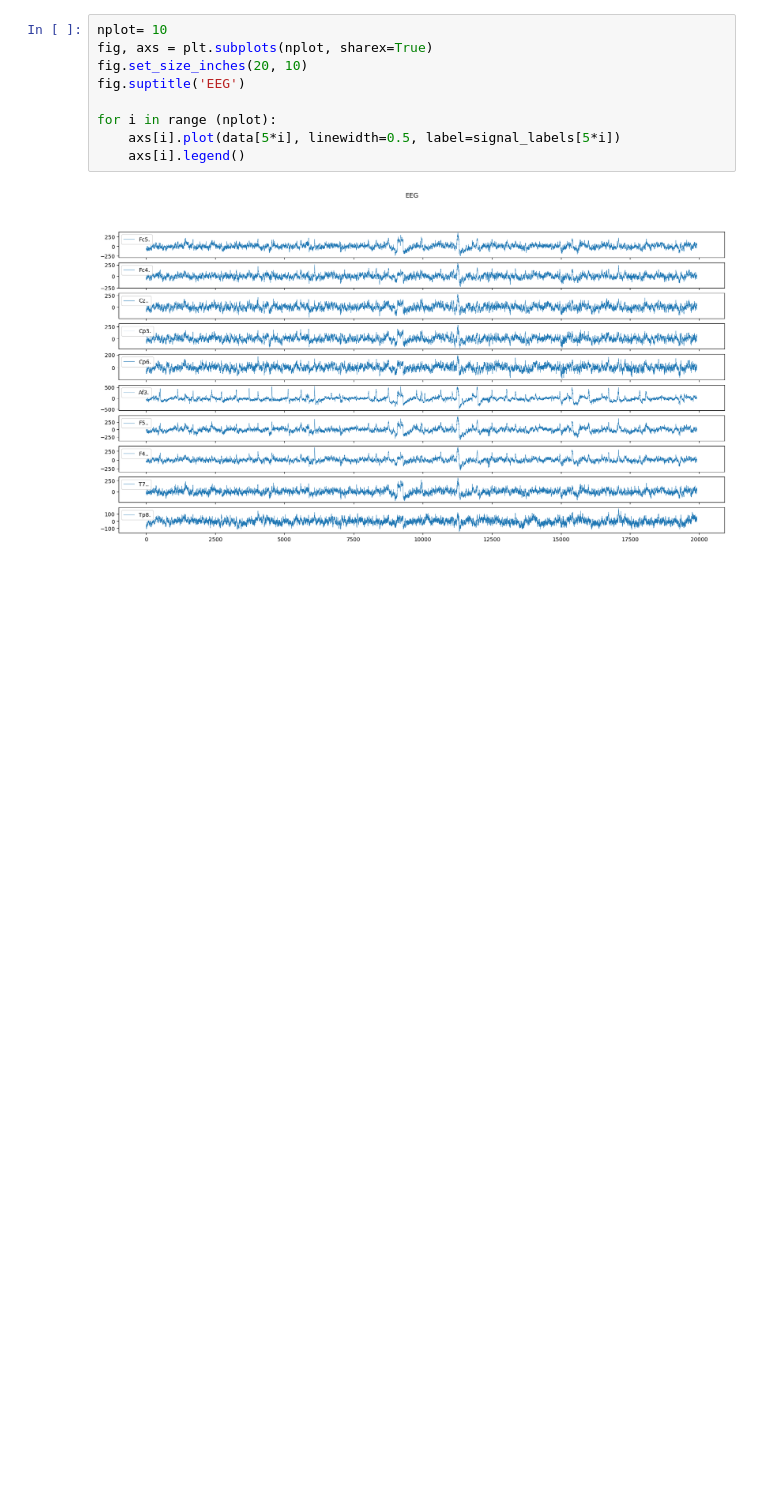
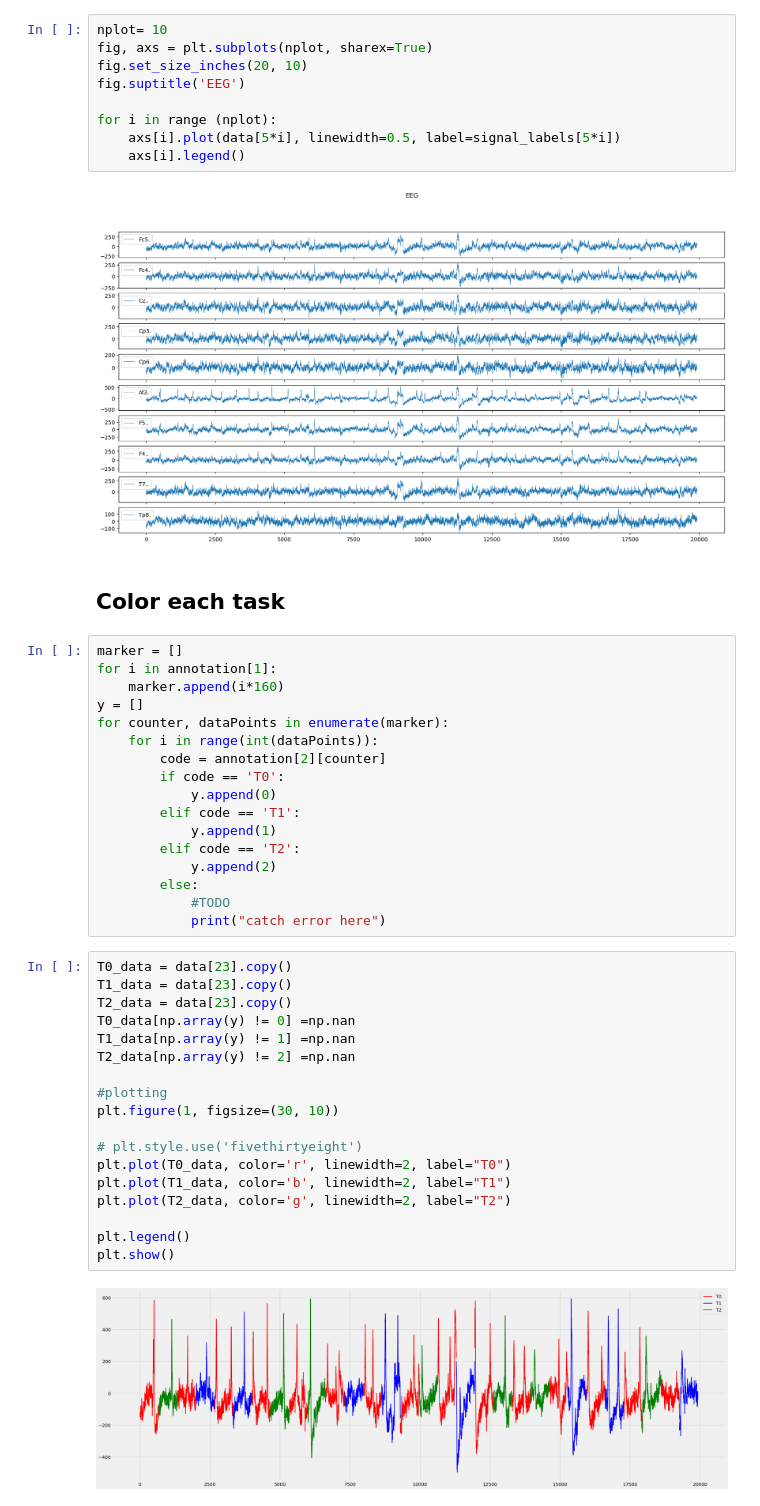
Before and after one commit to SanjarArani-Ali/EEG-Classification, a Jupyter notebook: EEGMMIDB_Classification.ipynb, the cells around one changed output. Saved outputs shown, nothing was run; the diff lists cells and outputs as text; blank space fills up the shorter version.

Commit message:
plot one channel of signal with colored task in the plot

```diff
--- a/EEGMMIDB_Classification.ipynb
+++ b/EEGMMIDB_Classification.ipynb
@@ -109,3 +109,42 @@ for i in range (nplot):
     axs[i].legend()
 # %% [output]
 [figure]
+# %% [markdown]
+## Color each task
+# %%
+marker = []
+for i in annotation[1]:
+    marker.append(i*160)
+y = []
+for counter, dataPoints in enumerate(marker):
+    for i in range(int(dataPoints)):
+        code = annotation[2][counter]
+        if code == 'T0':
+            y.append(0)
+        elif code == 'T1':
+            y.append(1)
+        elif code == 'T2':
+            y.append(2)
+        else:
+            #TODO
+            print("catch error here")
+# %%
+T0_data = data[23].copy()
+T1_data = data[23].copy()
+T2_data = data[23].copy()
+T0_data[np.array(y) != 0] =np.nan
+T1_data[np.array(y) != 1] =np.nan
+T2_data[np.array(y) != 2] =np.nan
+
+#plotting
+plt.figure(1, figsize=(30, 10))
+
+# plt.style.use('fivethirtyeight')
+plt.plot(T0_data, color='r', linewidth=2, label="T0")
+plt.plot(T1_data, color='b', linewidth=2, label="T1")
+plt.plot(T2_data, color='g', linewidth=2, label="T2")
+
+plt.legend()
+plt.show()
+# %% [output]
+[figure, added]
```
